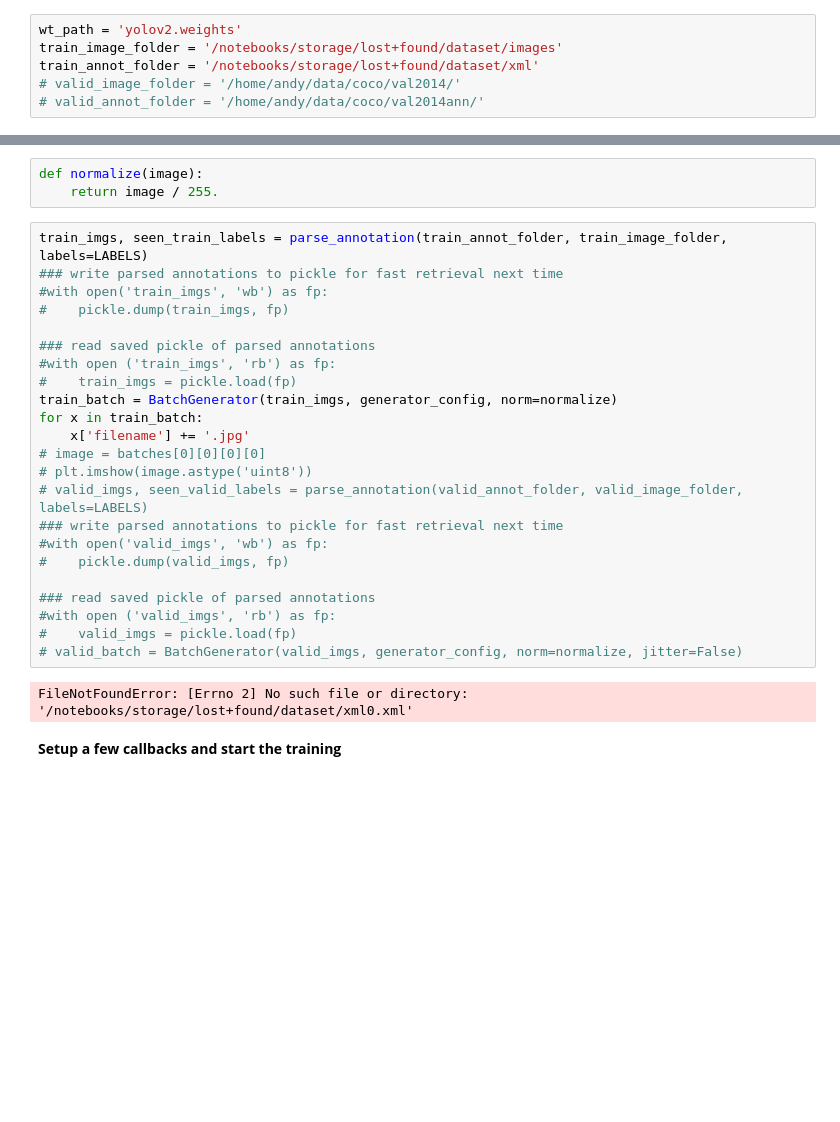
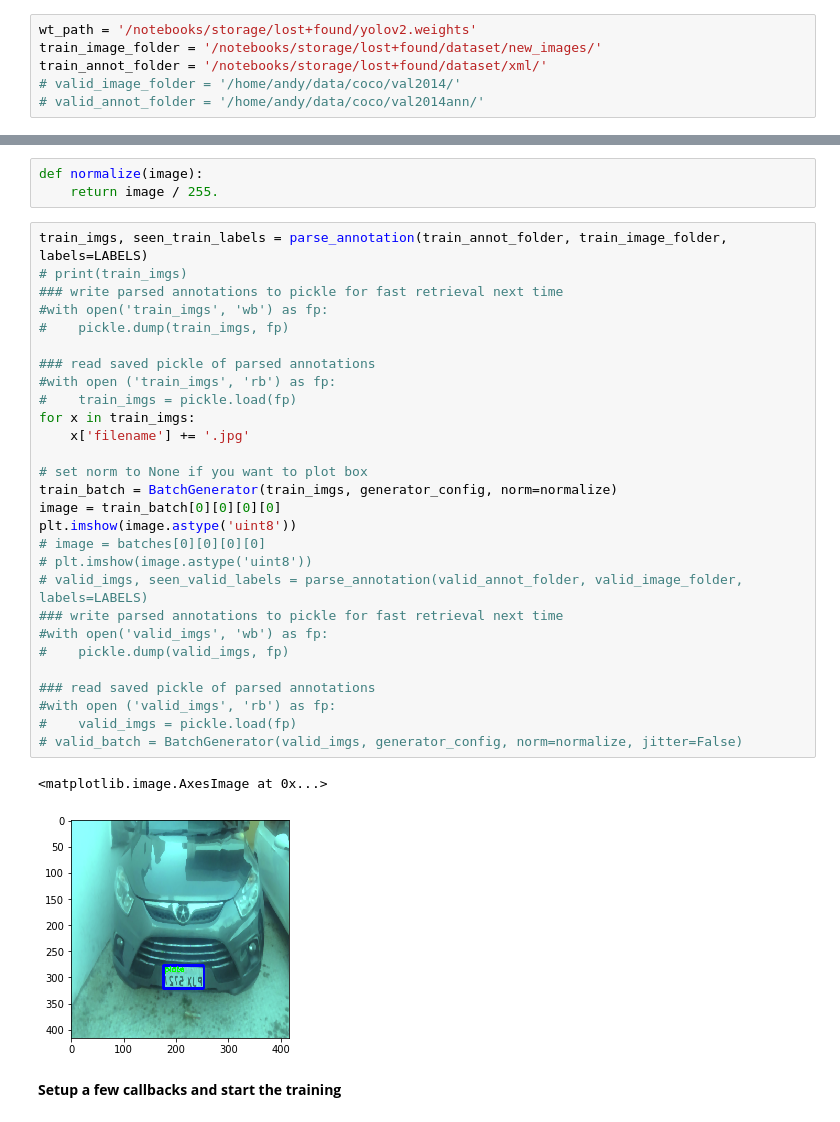
Before and after one commit to ivanshen/yolov2, a Jupyter notebook: Yolo Step-by-Step.ipynb, the cells around one changed output, grey strips where cells are left out. Saved outputs shown, nothing was run; the diff lists cells and outputs as text; blank space fills up the shorter version.

```diff
--- a/Yolo Step-by-Step.ipynb
+++ b/Yolo Step-by-Step.ipynb
@@ -63,9 +575,9 @@ BATCH_SIZE       = 16
 WARM_UP_BATCHES  = 0
 TRUE_BOX_BUFFER  = 50
 # %%
-wt_path = 'yolov2.weights'
-train_image_folder = '/notebooks/storage/lost+found/dataset/images'
-train_annot_folder = '/notebooks/storage/lost+found/dataset/xml'
+wt_path = '/notebooks/storage/lost+found/yolov2.weights'
+train_image_folder = '/notebooks/storage/lost+found/dataset/new_images/'
+train_annot_folder = '/notebooks/storage/lost+found/dataset/xml/'
 # valid_image_folder = '/home/andy/data/coco/val2014/'
 # valid_annot_folder = '/home/andy/data/coco/val2014ann/'
 # %% [markdown]
@@ -506,29 +1015,35 @@ def normalize(image):
     return image / 255.
 # %%
 train_imgs, seen_train_labels = parse_annotation(train_annot_folder, train_image_folder, labels=LABELS)
+# print(train_imgs)
 ### write parsed annotations to pickle for fast retrieval next time
 #with open('train_imgs', 'wb') as fp:
 #    pickle.dump(train_imgs, fp)
 
 ### read saved pickle of parsed annotations
 #with open ('train_imgs', 'rb') as fp:
 #    train_imgs = pickle.load(fp)
+for x in train_imgs:
+    x['filename'] += '.jpg'
+
+# set norm to None if you want to plot box
 train_batch = BatchGenerator(train_imgs, generator_config, norm=normalize)
-for x in train_batch:
-    x['filename'] += '.jpg'
+image = train_batch[0][0][0][0]
+plt.imshow(image.astype('uint8'))
 # image = batches[0][0][0][0]
 # plt.imshow(image.astype('uint8'))
 # valid_imgs, seen_valid_labels = parse_annotation(valid_annot_folder, valid_image_folder, labels=LABELS)
 ### write parsed annotations to pickle for fast retrieval next time
 #with open('valid_imgs', 'wb') as fp:
 #    pickle.dump(valid_imgs, fp)
 
 ### read saved pickle of parsed annotations
 #with open ('valid_imgs', 'rb') as fp:
 #    valid_imgs = pickle.load(fp)
 # valid_batch = BatchGenerator(valid_imgs, generator_config, norm=normalize, jitter=False)
 # %% [output]
-FileNotFoundError: [Errno 2] No such file or directory: '/notebooks/storage/lost+found/dataset/xml0.xml'
+<matplotlib.image.AxesImage at 0x...>
+[figure, added]
 # %% [markdown]
 **Setup a few callbacks and start the training**
 # %%
```
Also changed, not shown: parts of 6 cells of this notebook, 3 other files.
